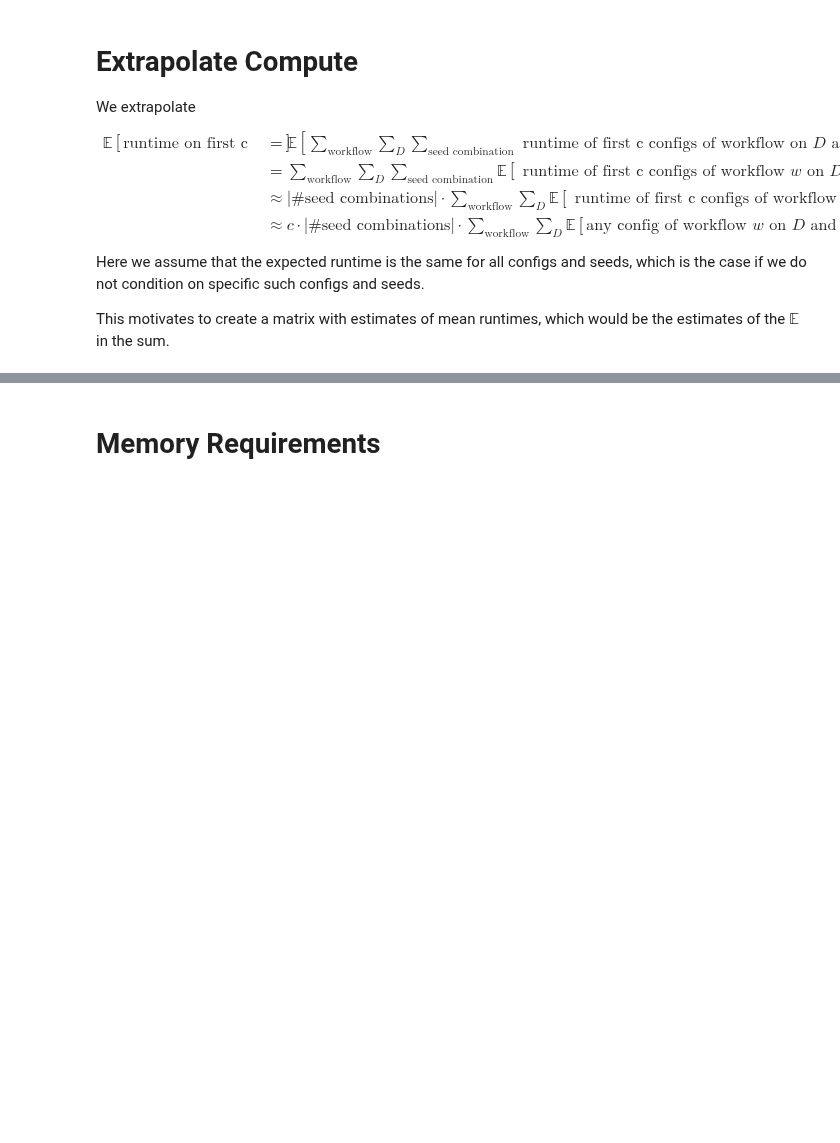
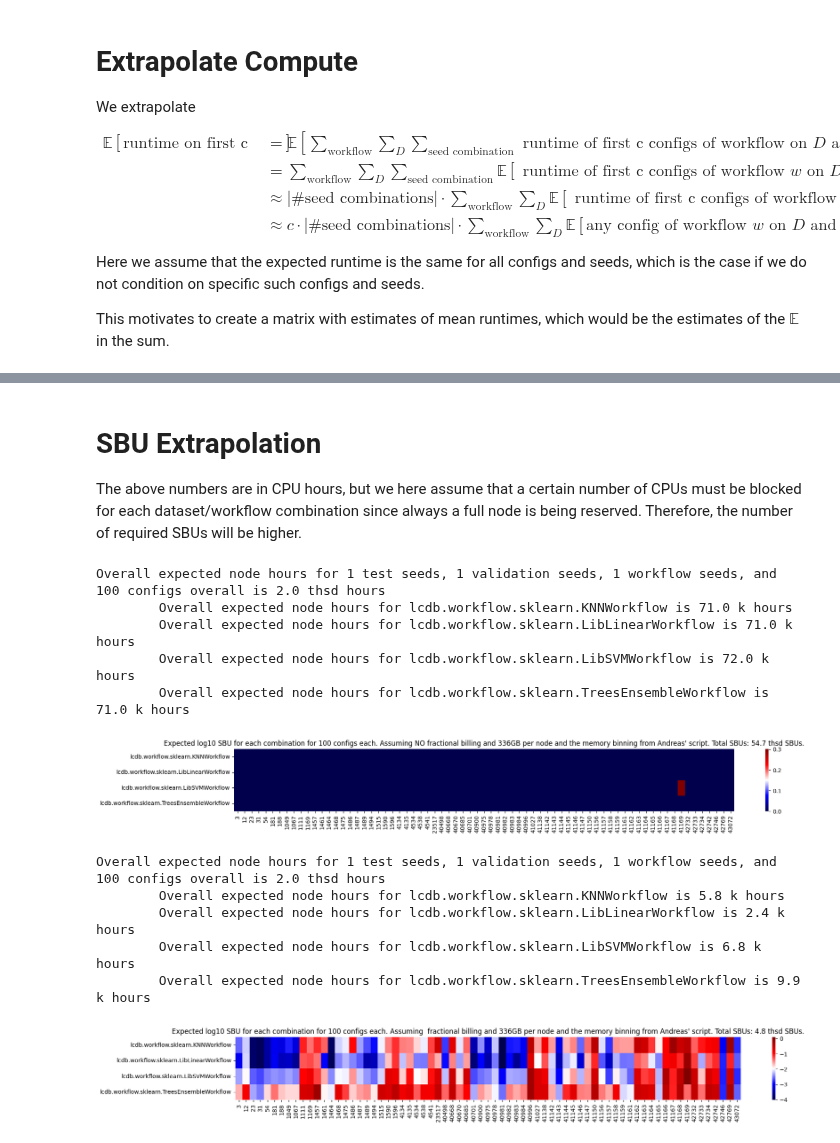
Before and after one commit to fmohr/lcdb, a Jupyter notebook: publications/2023-neurips/experiments/debugging/runtime-extrapolation.ipynb, the cells around one changed output, grey strips where cells are left out. Drawn from its saved outputs; the diff is of its cells as text; code cells hidden in the pictures; blank space fills up the shorter version.

```diff
--- a/publications/2023-neurips/experiments/debugging/runtime-extrapolation.ipynb
+++ b/publications/2023-neurips/experiments/debugging/runtime-extrapolation.ipynb
@@ -224,2 +116,3 @@ Overall expected runtime for 5 test seeds, 5 validation seeds, 1 workflow seeds,
 # %% [markdown]
-# Memory Requirements
+# SBU Extrapolation
+The above numbers are in CPU hours, but we here assume that a certain number of CPUs must be blocked for each dataset/workflow combination since always a full node is being reserved. Therefore, the number of required SBUs will be higher.
@@ -226,10 +142,35 @@ Overall expected runtime for 5 test seeds, 5 validation seeds, 1 workflow seeds,
 # %%
-max_memory_requirements = np.zeros((len(d_workflows), len(d_datasets)))
-for i, workflow in enumerate(d_workflows):
-    for j, openmlid in enumerate(d_datasets):
-        df_detail = dfs[workflow][dfs[workflow]["m:openmlid"] == openmlid]
-        if len(df_detail) == 0:
-            mean_runtimes[i, j] = np.nan
-        else:
-            num_datapoints[i, j] = len(df_detail[df_detail["has_result"]])
-            mean_runtimes[i, j] = (df_detail["m:timestamp_end"] - df_detail["m:timestamp_start"]).mean()
+max_memory_per_node_in_gb = 336
+sbus_per_node_hours = 192
+
+parallel_jobs_per_combo = max_memory_per_node_in_gb / memory_bin_matrix
+for fractional_billing in [False, True]:
+    required_node_hours = expected_overall_runtimes_in_h / parallel_jobs_per_combo
+    if not fractional_billing:
+        required_node_hours = np.ceil(required_node_hours)
+    sbus_overall = sbus_per_node_hours * required_node_hours.sum(axis=1)
+
+    print(f"Overall expected node hours for {NUM_TEST_SEEDS_TO_EXTRAPOLATE_TO} test seeds, {NUM_VALID_SEEDS_TO_EXTRAPOLATE_TO} validation seeds, {NUM_WORKFLOW_SEEDS_TO_EXTRAPOLATE_TO} workflow seeds, and {NUM_CONFIGS_TO_EXTRAPOLATE_TO} configs overall is {np.round(np.sum(expected_overall_runtimes_in_h) / 10**3, 1)} thsd hours")
+    for i, workflow in enumerate(d_workflows):
+        print(f"\tOverall expected node hours for {workflow} is {np.round(np.sum(required_node_hours[i]), 1)} k hours")
+
+
+    fig, ax = plt.subplots(1, 1, figsize=(20, 2))
+    sb.heatmap(np.log10(required_node_hours), ax=ax, cmap="seismic")
+    ax.set_xticklabels(d_datasets, rotation=90)
+    ax.set_yticklabels(d_workflows, rotation=0)
+    ax.set_title(f"Expected log10 SBU for each combination for {NUM_CONFIGS_TO_EXTRAPOLATE_TO} configs each. Assuming {'' if fractional_billing else 'NO'} fractional billing and {max_memory_per_node_in_gb}GB per node and the memory binning from Andreas' script. Total SBUs: {np.round(sbus_overall.sum() / 10**3, 1)} thsd SBUs.")
+    plt.show()
+# %% [output]
+Overall expected node hours for 1 test seeds, 1 validation seeds, 1 workflow seeds, and 100 configs overall is 2.0 thsd hours
+        Overall expected node hours for lcdb.workflow.sklearn.KNNWorkflow is 71.0 k hours
+        Overall expected node hours for lcdb.workflow.sklearn.LibLinearWorkflow is 71.0 k hours
+        Overall expected node hours for lcdb.workflow.sklearn.LibSVMWorkflow is 72.0 k hours
+        Overall expected node hours for lcdb.workflow.sklearn.TreesEnsembleWorkflow is 71.0 k hours
+[figure, added]
+Overall expected node hours for 1 test seeds, 1 validation seeds, 1 workflow seeds, and 100 configs overall is 2.0 thsd hours
+        Overall expected node hours for lcdb.workflow.sklearn.KNNWorkflow is 5.8 k hours
+        Overall expected node hours for lcdb.workflow.sklearn.LibLinearWorkflow is 2.4 k hours
+        Overall expected node hours for lcdb.workflow.sklearn.LibSVMWorkflow is 6.8 k hours
+        Overall expected node hours for lcdb.workflow.sklearn.TreesEnsembleWorkflow is 9.9 k hours
+[figure, added]
```
Also changed, not shown: parts of 14 cells of this notebook, 4 other files.
